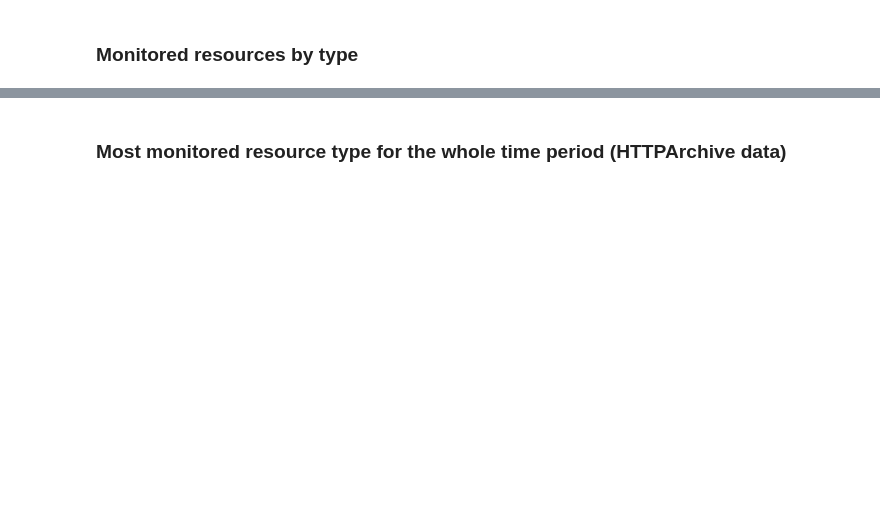
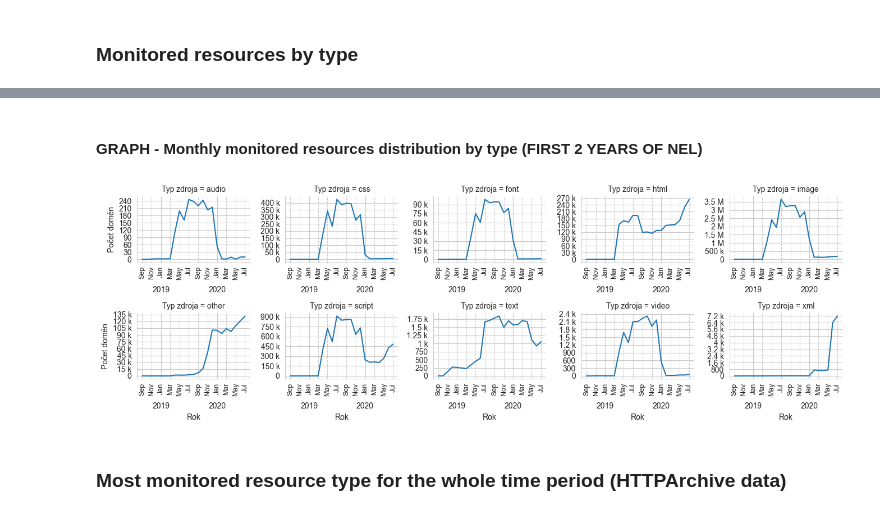
Before and after one commit to JurikMatej/IBP-NEL-Analysis-Scripts, a Jupyter notebook: results/httparchive_nel_monitored_resource_types.ipynb, the cells around one changed output, grey strips where cells are left out. Drawn from its saved outputs; the diff is of its cells as text; code cells hidden in the pictures; blank space fills up the shorter version.

```diff
--- a/results/httparchive_nel_monitored_resource_types.ipynb
+++ b/results/httparchive_nel_monitored_resource_types.ipynb
@@ -92,3 +144,46 @@ monthly_data
+# %% [markdown]
+#### GRAPH - Monthly monitored resources distribution by type (FIRST 2 YEARS OF NEL)
+# %%
+to_plot2 = to_plot.copy()
+to_plot2 = to_plot2[to_plot2['Dátum'] < pd.to_datetime('2020-08-01')]
+to_plot2 = to_plot2[to_plot2['Typ zdroja'] != 'wasm']
+# to_plot2
+
+sns.set_style('whitegrid')
+
+g = sns.relplot(to_plot2, kind='line', x='Dátum', y='Počet',
+                col='Typ zdroja', col_wrap=5,
+                height=2.25, aspect=1.2,
+                facet_kws={'sharey': False, 'sharex': False}
+                )
+
+for idx, ax in enumerate(g.axes):
+    ax.xaxis.remove_overlapping_locs = False
+    years = mdates.YearLocator()
+    ax.xaxis.set_major_locator(years)
+    ax.xaxis.set_major_formatter(mdates.DateFormatter("\n\n%Y"))
+    ax.grid(True, axis='x', which='minor', linestyle='--',)
+
+    months = mdates.MonthLocator(interval=2)
+    months_fmt = mdates.DateFormatter('%b')
+    ax.xaxis.set_minor_locator(months)
+    ax.xaxis.set_minor_formatter(months_fmt)
+    ax.tick_params(axis='x', which="minor", rotation=90, labelsize=9)
+
+    ax.yaxis.set_major_locator(ticker.MaxNLocator(integer=True))
+    ax.yaxis.set_major_formatter(ticker.EngFormatter())
+
+    ax.tick_params(axis='x', which="major", rotation=0)
+
+
+g.set_xlabels("Rok")
+g.set_ylabels("Počet domén")
+
+g.tight_layout()
+
+g.savefig("graphs/httparchive_nel_resource_types_dist_until_2022.pdf")
+# %% [output]
+[figure, added]
 # %% [markdown]
 ### Most monitored resource type for the whole time period (HTTPArchive data)
 # %%
```
Also changed, not shown: parts of 8 cells of this notebook, 2 other files.
